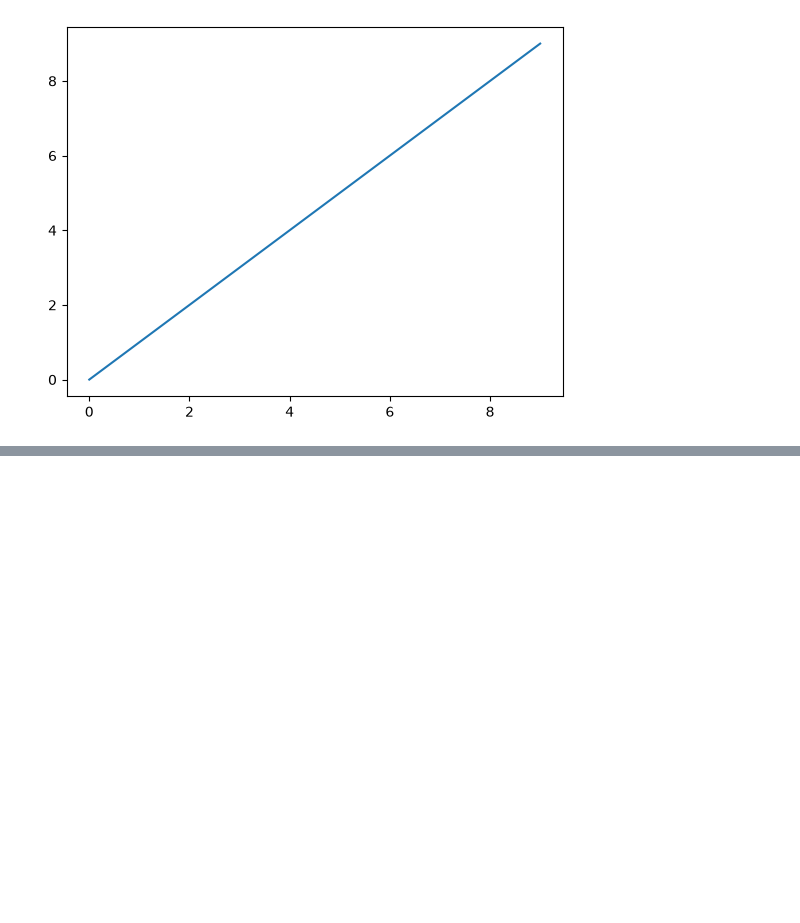
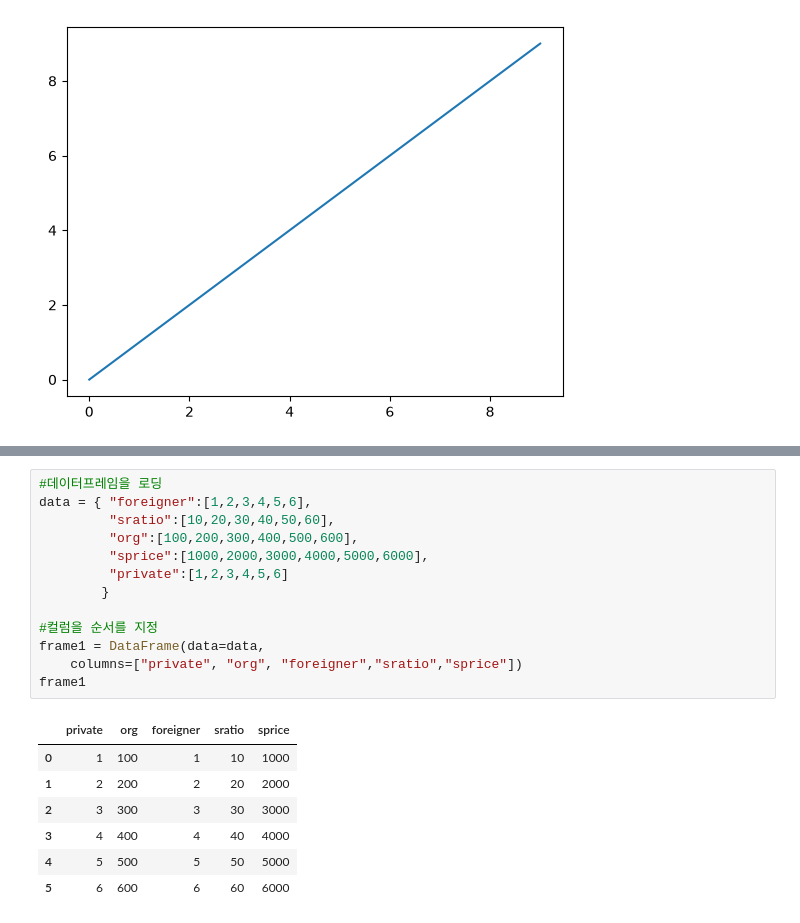
Before and after one commit to papasmf1/python260630, a Jupyter notebook: DemoPandas.ipynb, the cells around one changed output, grey strips where cells are left out. Cells and saved outputs as stored; diff of their text form; blank space fills up the shorter version.

```diff
--- a/DemoPandas.ipynb
+++ b/DemoPandas.ipynb
@@ -13,0 +28,21 @@ plt.plot(np.arange(10))
+# %%
+#데이터프레임을 로딩
+data = { "foreigner":[1,2,3,4,5,6],
+         "sratio":[10,20,30,40,50,60],
+         "org":[100,200,300,400,500,600],
+         "sprice":[1000,2000,3000,4000,5000,6000],
+         "private":[1,2,3,4,5,6]
+        }
+
+#컬럼을 순서를 지정
+frame1 = DataFrame(data=data,
+    columns=["private", "org", "foreigner","sratio","sprice"])
+frame1
+# %% [output]
+|  | private | org | foreigner | sratio | sprice |
+| 0 | 1 | 100 | 1 | 10 | 1000 |
+| 1 | 2 | 200 | 2 | 20 | 2000 |
+| 2 | 3 | 300 | 3 | 30 | 3000 |
+| 3 | 4 | 400 | 4 | 40 | 4000 |
+| 4 | 5 | 500 | 5 | 50 | 5000 |
+| 5 | 6 | 600 | 6 | 60 | 6000 |
```
Also changed, not shown: parts of 11 cells of this notebook, 11 other files.
